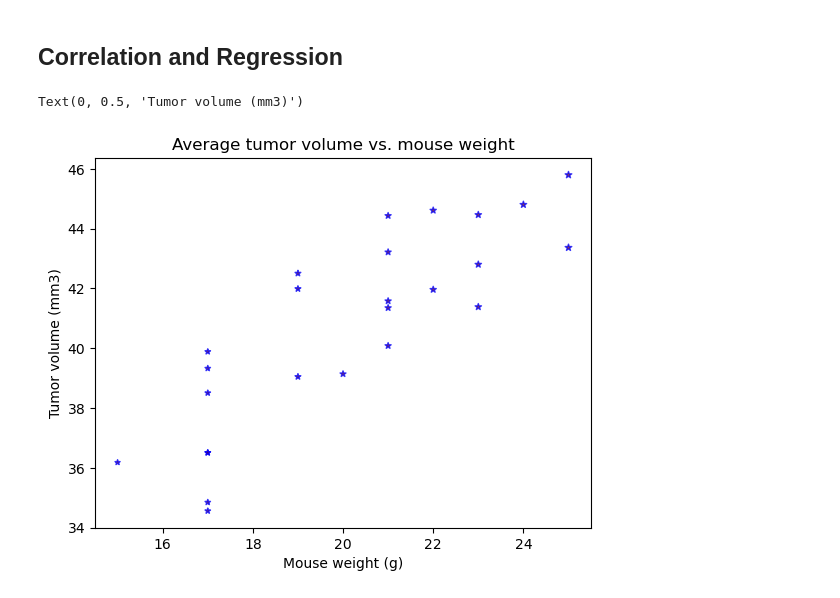
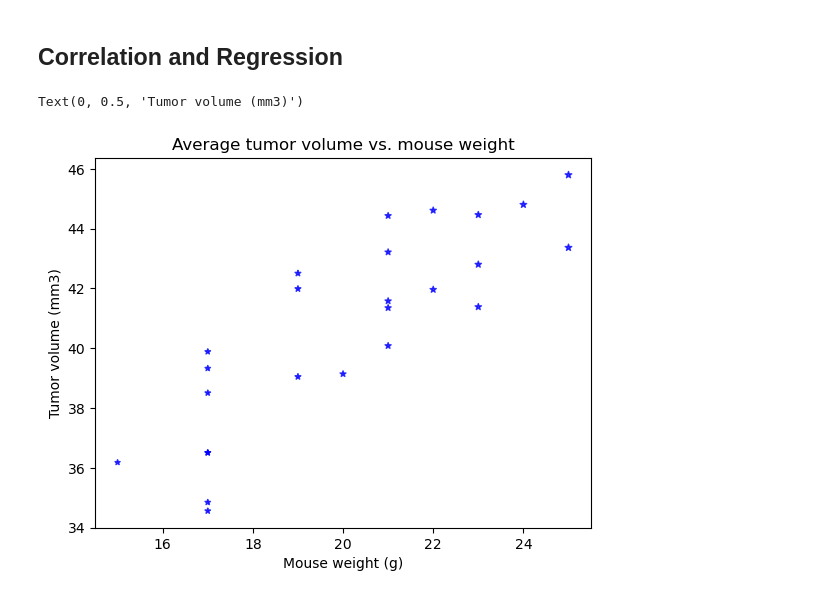
Before and after one commit to rutvax/Module-Challenge-Five, a Jupyter notebook: Module-Challenge-Five/pymaceuticals.ipynb, the cells around one changed output. Saved outputs shown, nothing was run; the diff lists cells and outputs as text; code cells hidden in the pictures.

```diff
--- a/Module-Challenge-Five/pymaceuticals.ipynb
+++ b/Module-Challenge-Five/pymaceuticals.ipynb
@@ -359,20 +359,19 @@ plt.show()
 # %%
 # Calculate the correlation coefficient and a linear regression model
 # for mouse weight and average observed tumor volume for the entire Capomulin regimen
 
 cap_group =capomulin_mice.groupby(["Mouse ID"]).mean()
 cap_group.head()
 
 #Get average tumor volumen
 avg_tumor_vol = cap_group["Weight (g)"]
 avg_weight = cap_group["Tumor Volume (mm3)"]
 
-plt.scatter(avg_tumor_vol, avg_weight, marker="*", facecolors="maroon", edgecolors="blue",
-            s=avg_tumor_vol, alpha=0.75)
+plt.scatter(avg_tumor_vol, avg_weight, marker="*", color = "blue", s=avg_tumor_vol, alpha=0.75)
 #Add title and labels to scatter plot
 plt.title( "Average tumor volume vs. mouse weight")
 plt.xlabel("Mouse weight (g)")
 plt.ylabel("Tumor volume (mm3)")
 # %% [output]
 Text(0, 0.5, 'Tumor volume (mm3)')
-[figure, old version]
+[figure, new version]
```
